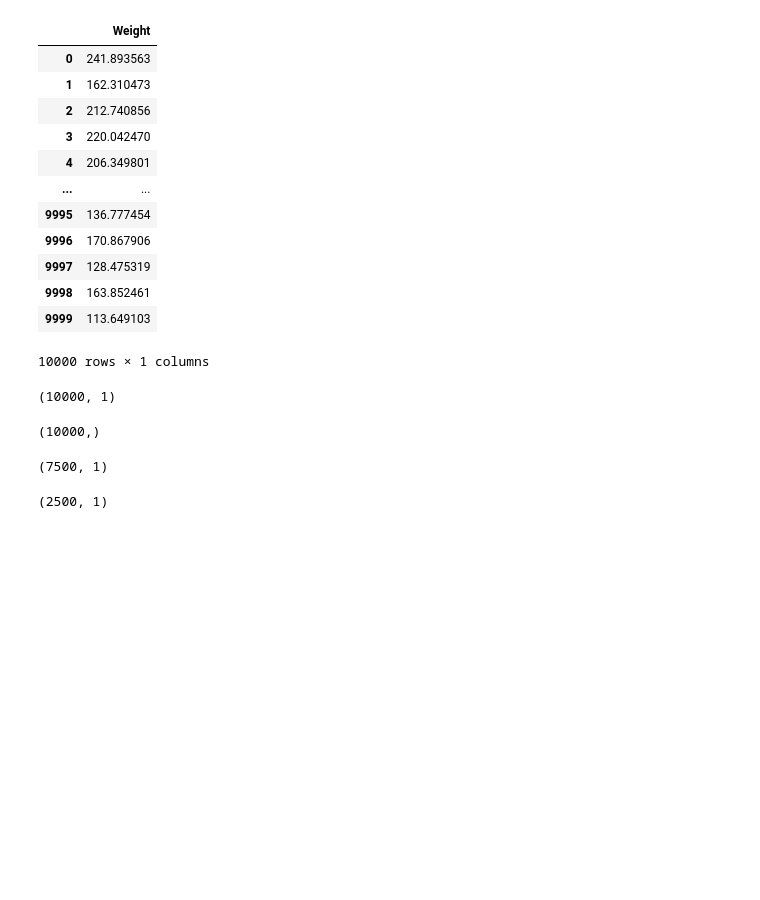
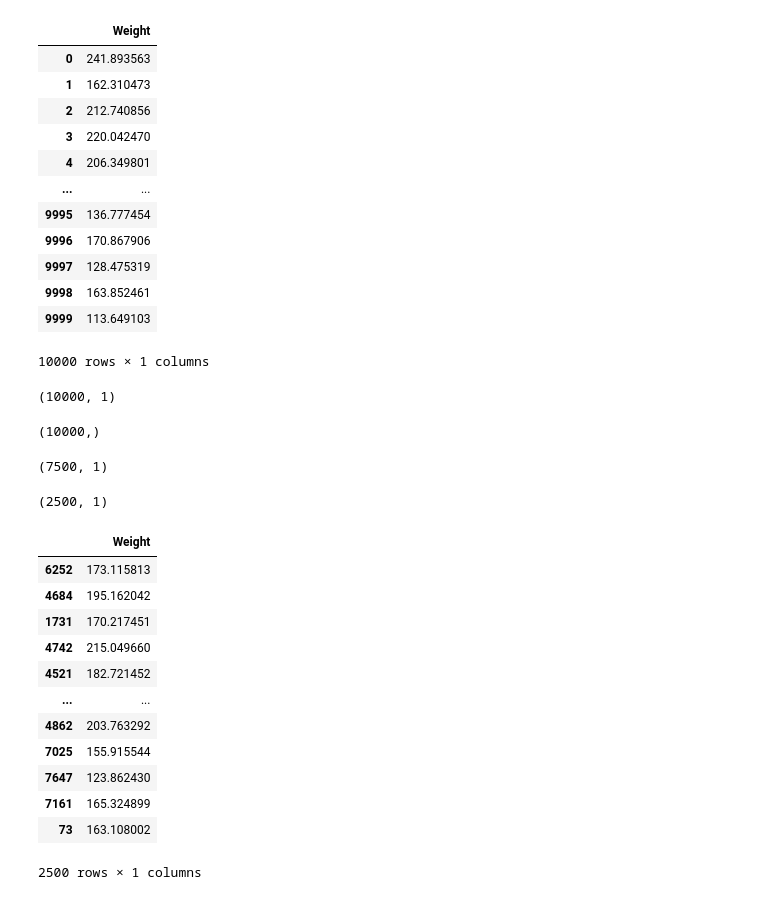
Before and after one commit to Abhinand-NTK/Nlp_ML-Mlops, a Jupyter notebook: MachineLearning/sampleprojects/sklearn.ipynb, the cells around one changed output. Cells and saved outputs as stored; diff of their text form; code cells hidden in the pictures; blank space fills up the shorter version.

```diff
--- a/MachineLearning/sampleprojects/sklearn.ipynb
+++ b/MachineLearning/sampleprojects/sklearn.ipynb
@@ -114,0 +113,16 @@ X
+# %%
+X_test
+# %% [output]
+|  | Weight |
+| 6252 | 173.115813 |
+| 4684 | 195.162042 |
+| 1731 | 170.217451 |
+| 4742 | 215.049660 |
+| 4521 | 182.721452 |
+| ... | ... |
+| 4862 | 203.763292 |
+| 7025 | 155.915544 |
+| 7647 | 123.862430 |
+| 7161 | 165.324899 |
+| 73 | 163.108002 |
+2500 rows × 1 columns
```
Also changed, not shown: parts of 12 cells of this notebook, 2 other files.
